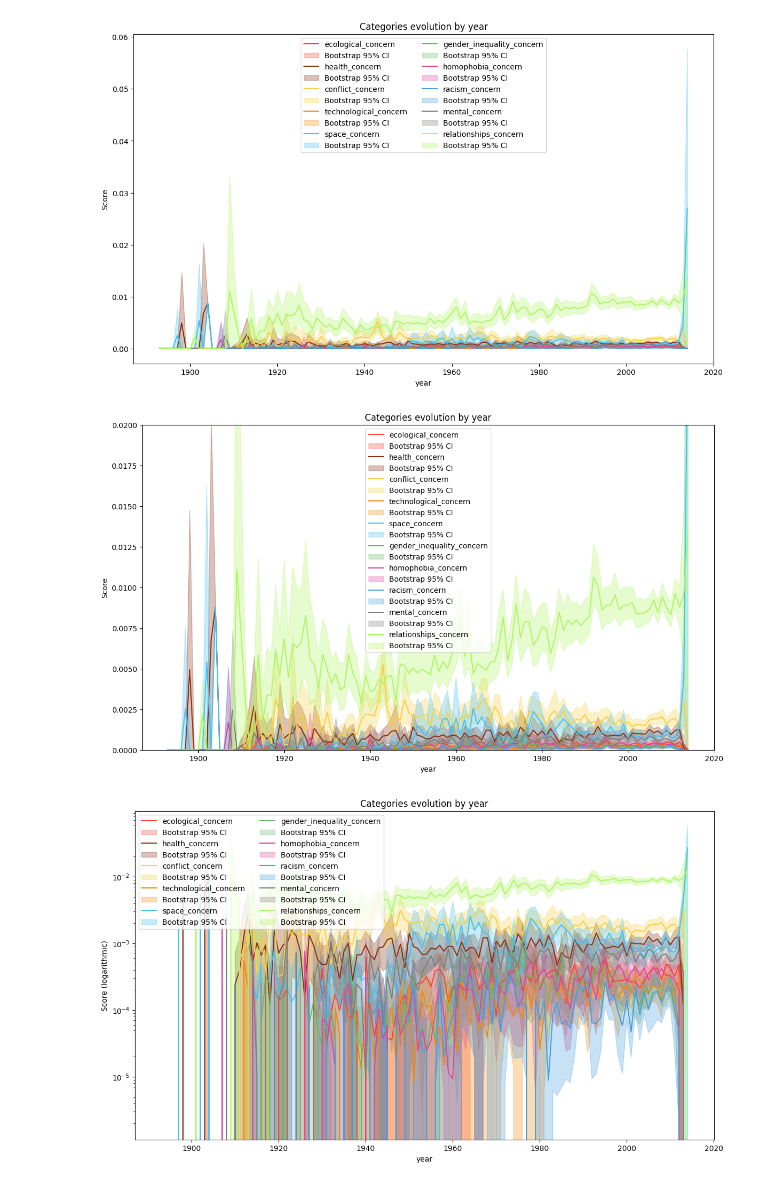
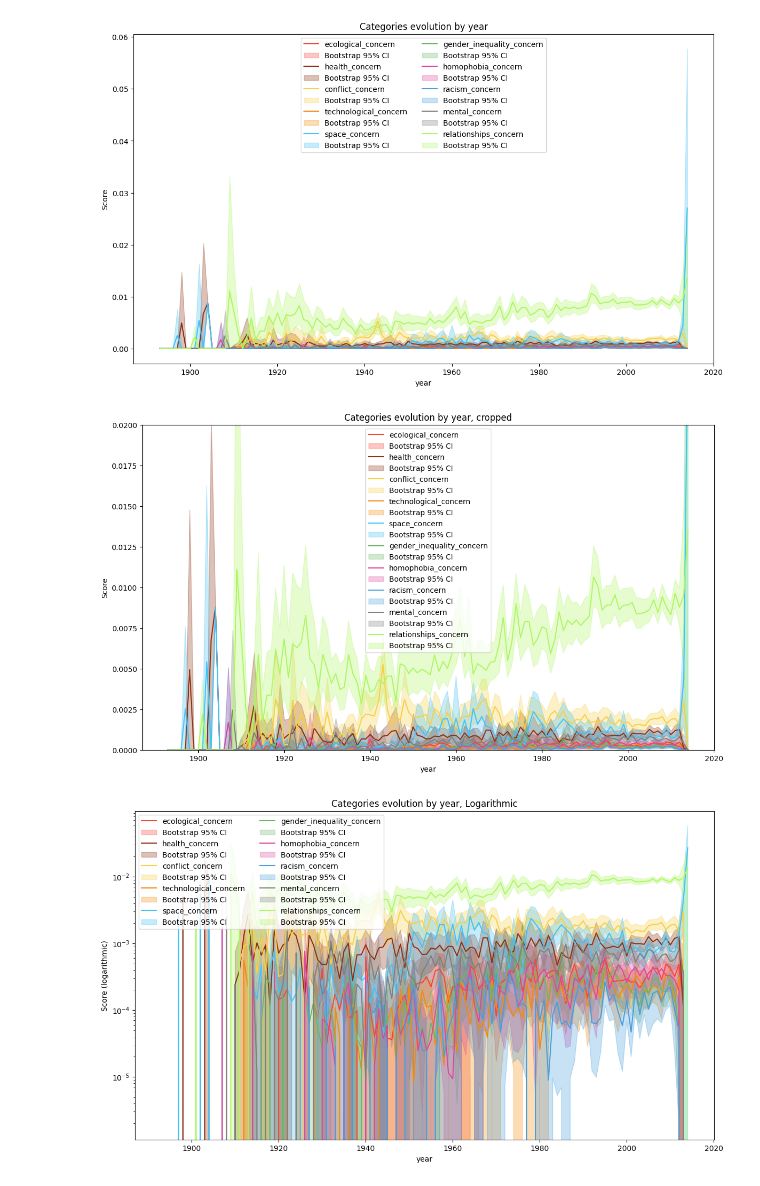
Before and after one commit to salome-baup/ada-2022-project-adaccord, a Jupyter notebook: categoriesConcern.ipynb, the cells around one changed output. Drawn from its saved outputs; the diff is of its cells as text; code cells hidden in the pictures.

```diff
--- a/categoriesConcern.ipynb
+++ b/categoriesConcern.ipynb
@@ -139,6 +139,9 @@ True
 Read last movies dataset and create the column to use for empath analysis
 # %%
 movies = pd.read_pickle('data/movies_aug_bert+SA.pkl')
+# %%
+movies["year"] = pd.to_datetime(movies.ReleaseDate, errors="coerce").dt.year
+movies["five_year_period"] = movies.year//5*5
 # %%
 movies['for_Empath'] = movies['tokens_sentences'].progress_apply(lambda sentences: list(chain.from_iterable(sentences)))
 # %% [markdown]
@@ -332,43 +335,43 @@ fig = plt.figure(figsize=(14,8))
 
 for category in categories:
     temp = movies_with_year.groupby(["year"])[category].mean()
-    fig = temp.plot(label=category, color=categories_color_dict[category], log=True)
+    fig = temp.plot(label=category, color=categories_color_dict[category])
     fig = plt.fill_between(np.sort(movies_with_year["year"].unique()),
                            bootstrap_CIs_1year['Lower_{}'.format(category)],
                            bootstrap_CIs_1year['Upper_{}'.format(category)],
                            alpha = 0.3,
                            color=categories_color_dict[category],label='Bootstrap 95% CI')
 
-fig = plt.title("Categories evolution by year")
+fig = plt.title("Categories evolution by year, cropped")
 fig = plt.ylabel('Score')
 fig = plt.ylim(0, 0.02)
 fig = plt.legend(loc='upper center')
 fig = plt.show()
 # %% [output]
-[figure, old version]
+[figure, new version]
 # %%
 # Logarithmic
 categories_color_dict={"ecological_concern":"#f94436", "health_concern":"#8c3214", "conflict_concern":"#f8d044",
                        "technological_concern":"#f28b0c", "space_concern":"#44c2f8", "gender_inequality_concern":"#6ab867",
                        "homophobia_concern":"#de489f", "racism_concern":"#489ede", "mental_concern":"#80807d",
                        "relationships_concern":"#adf763"}
 fig = plt.figure(figsize=(14,8))
 
 for category in categories:
     temp = movies_with_year.groupby(["year"])[category].mean()
     fig = temp.plot(label=category, color=categories_color_dict[category], logy=True)
     fig = plt.fill_between(np.sort(movies_with_year["year"].unique()),
                            bootstrap_CIs_1year['Lower_{}'.format(category)],
                            bootstrap_CIs_1year['Upper_{}'.format(category)],
                            alpha = 0.3,
                            color=categories_color_dict[category],label='Bootstrap 95% CI')
 
-fig = plt.title("Categories evolution by year")
+fig = plt.title("Categories evolution by year, Logarithmic")
 fig = plt.ylabel('Score (logarithmic)')
 fig = plt.legend(loc='upper left', ncol=2)
 fig = plt.show()
 # %% [output]
-[figure, old version]
+[figure, new version]
 # %%
 bootstrap_CIs_5year = {}
 
```
Also changed, not shown: parts of 3 cells of this notebook.
